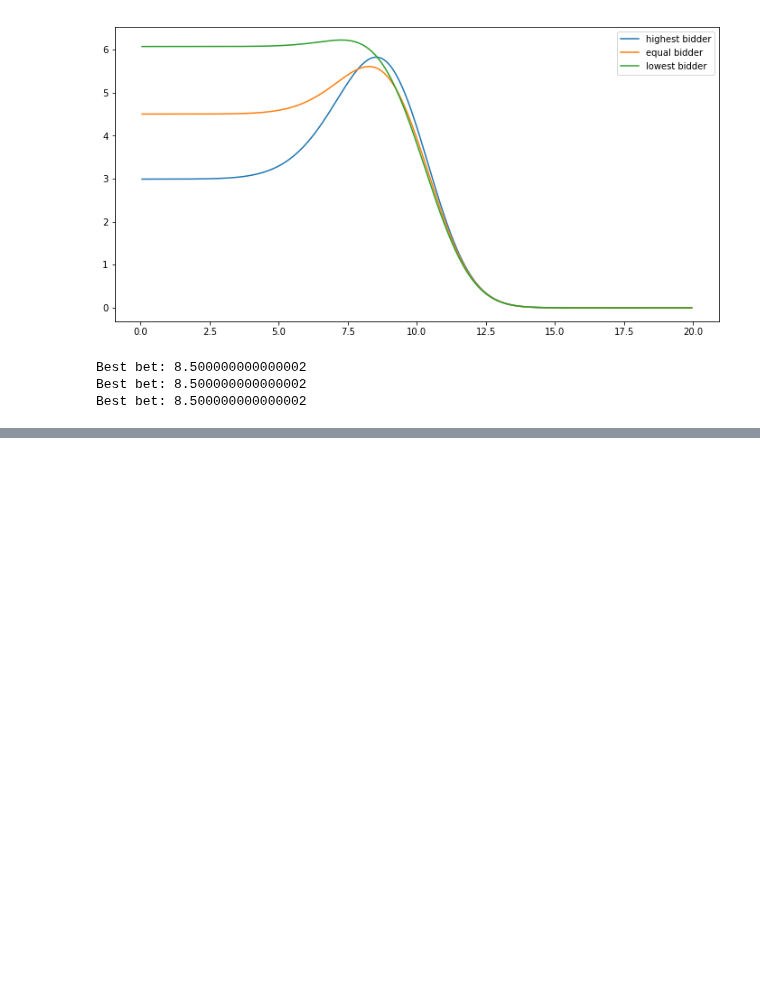
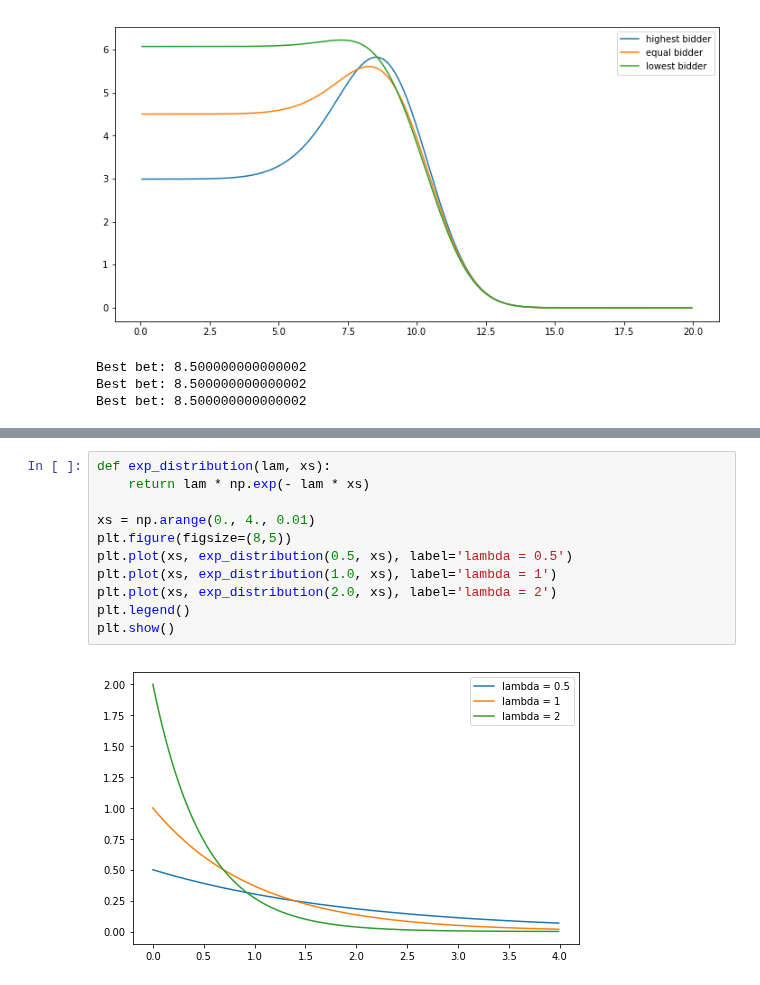
Before and after one commit to QuentinDuval/PythonExperiments, a Jupyter notebook: ml/0_basic_inference.ipynb, the cells around one changed output, grey strips where cells are left out. Saved outputs shown, nothing was run; the diff lists cells and outputs as text; blank space fills up the shorter version.

```diff
--- a/ml/0_basic_inference.ipynb
+++ b/ml/0_basic_inference.ipynb
@@ -775,0 +791,13 @@ Best bet: 8.500000000000002
+# %%
+def exp_distribution(lam, xs):
+    return lam * np.exp(- lam * xs)
+
+xs = np.arange(0., 4., 0.01)
+plt.figure(figsize=(8,5))
+plt.plot(xs, exp_distribution(0.5, xs), label='lambda = 0.5')
+plt.plot(xs, exp_distribution(1.0, xs), label='lambda = 1')
+plt.plot(xs, exp_distribution(2.0, xs), label='lambda = 2')
+plt.legend()
+plt.show()
+# %% [output]
+[figure, added]
```
Also changed, not shown: parts of 5 cells of this notebook.
